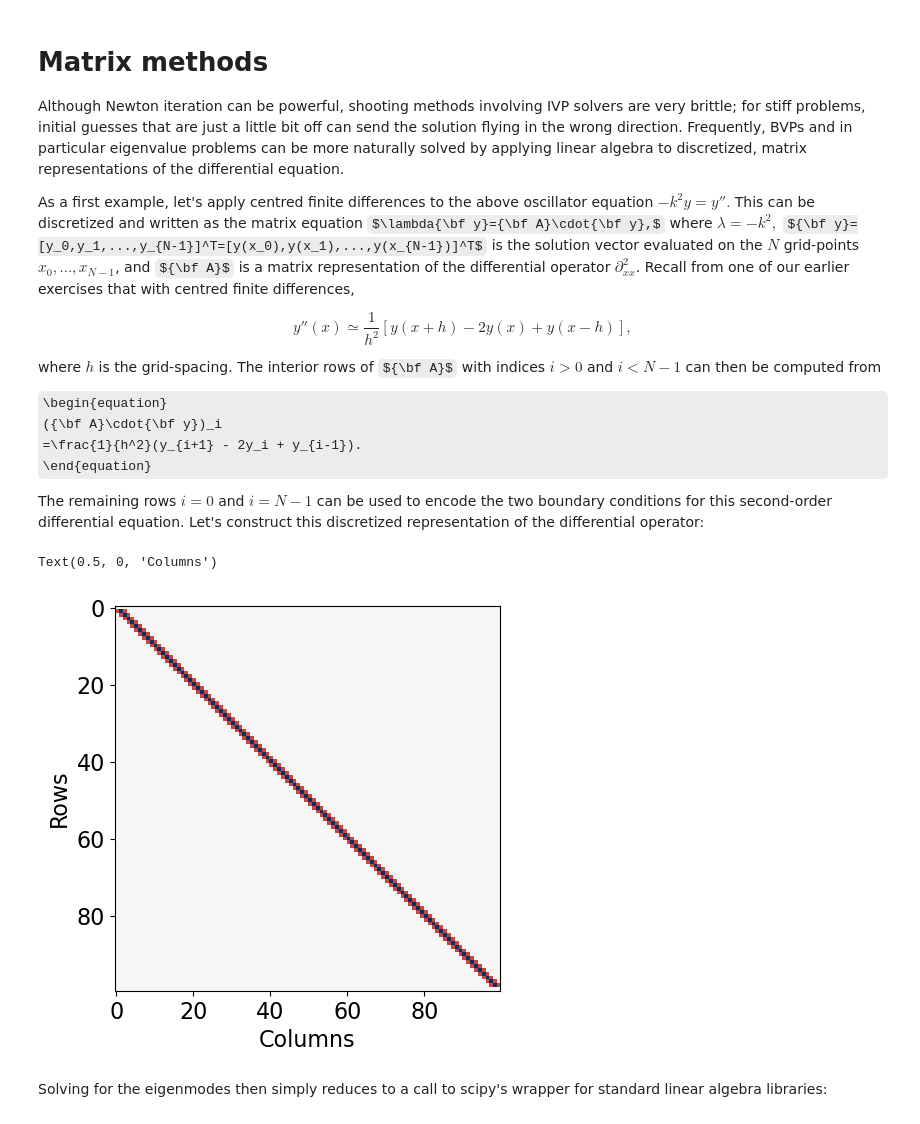
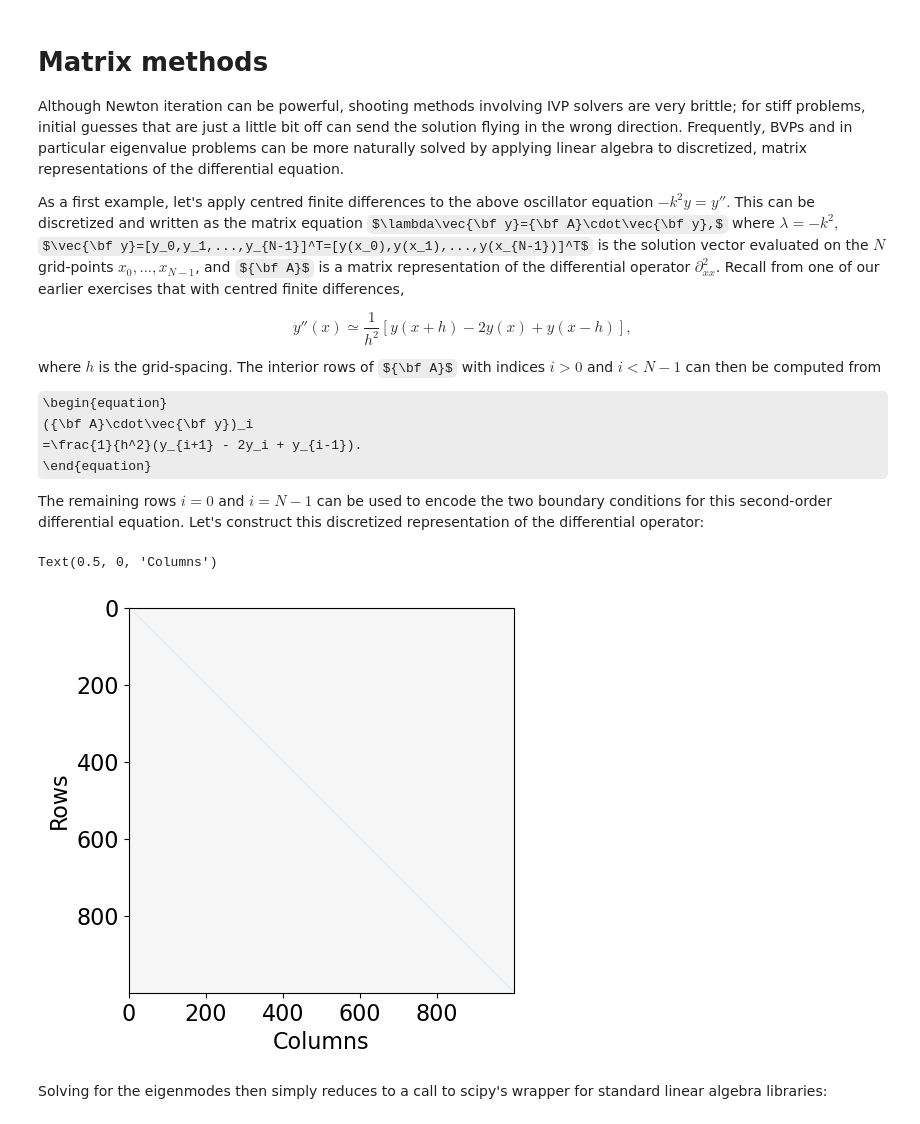
Before and after one commit to CITA/CTA200H, a Jupyter notebook: lecture_4_numerical_python/5_boundary_value_problems.ipynb, the cells around one changed output. Drawn from its saved outputs; the diff is of its cells as text; code cells hidden in the pictures; some formulas as TeX source.

```diff
--- a/lecture_4_numerical_python/5_boundary_value_problems.ipynb
+++ b/lecture_4_numerical_python/5_boundary_value_problems.ipynb
@@ -141,7 +141,7 @@ The solutions are $\sin(kx),$ where $k=1,2,3,...$.
 
 Although Newton iteration can be powerful, shooting methods involving IVP solvers are very brittle; for stiff problems, initial guesses that are just a little bit off can send the solution flying in the wrong direction. Frequently, BVPs and in particular eigenvalue problems can be more naturally solved by applying linear algebra to discretized, matrix representations of the differential equation.
 
-As a first example, let's apply centred finite differences to the above oscillator equation $-k^2 y = y''.$ This can be discretized and written as the matrix equation $\lambda{\bf y}={\bf A}\cdot{\bf y},$ where $\lambda=-k^2,$ ${\bf y}=[y_0,y_1,...,y_{N-1}]^T=[y(x_0),y(x_1),...,y(x_{N-1})]^T$ is the solution vector evaluated on the $N$ grid-points $x_0,...,x_{N-1}$, and ${\bf A}$ is a matrix representation of the differential operator $\partial^2_{xx}$. Recall from one of our earlier exercises that with centred finite differences,
+As a first example, let's apply centred finite differences to the above oscillator equation $-k^2 y = y''.$ This can be discretized and written as the matrix equation $\lambda\vec{\bf y}={\bf A}\cdot\vec{\bf y},$ where $\lambda=-k^2,$ $\vec{\bf y}=[y_0,y_1,...,y_{N-1}]^T=[y(x_0),y(x_1),...,y(x_{N-1})]^T$ is the solution vector evaluated on the $N$ grid-points $x_0,...,x_{N-1}$, and ${\bf A}$ is a matrix representation of the differential operator $\partial^2_{xx}$. Recall from one of our earlier exercises that with centred finite differences,
 
 \begin{equation}
     y''(x)\simeq\frac{1}{h^2}[y(x + h) -2y(x) + y(x - h)],
@@ -150,41 +150,43 @@ As a first example, let's apply centred finite differences to the above oscillat
 where $h$ is the grid-spacing. The interior rows of ${\bf A}$ with indices $i>0$ and $i<N-1$ can then be computed from
 
 \begin{equation}
-    ({\bf A}\cdot{\bf y})_i
+    ({\bf A}\cdot\vec{\bf y})_i
     =\frac{1}{h^2}(y_{i+1} - 2y_i + y_{i-1}).
 \end{equation}
 
 The remaining rows $i=0$ and $i=N-1$ can be used to encode the two boundary conditions for this second-order differential equation. Let's construct this discretized representation of the differential operator:
 # %%
-N = 100
+N = 1000
 x = np.linspace(0,2*np.pi,N)
 h = x[1]-x[0]
 
 # this construction can also be done more efficiently with vector operations, using np.diag
 A = np.zeros([N,N])
 for i in range(1,N-1):
     A[i,i-1]= 1./h/h
     A[i,i]  =-2./h/h
     A[i,i+1]= 1./h/h
 B = np.eye(N) # RHS matrix in eqn of form A.dot(y)=lm*B.dot(y)
 
-# now we encode the boundary condition that y[0]=y[-1]:
+# now we encode the boundary condition that y[0]=0:
 A[0,0] = 1.
 B[0,:] = 0
 
-# and lastly that y[0] - y[-1] = 0:
-A[-1,0]  = 1.
-A[-1,-1] =-1.
+# # and lastly that y'[0] - y'[-1] = 0:
+A[-1,0] =-1./h
+A[-1,1] = 1./h
+A[-1,-2]= 1./h
+A[-1,-1]=-1./h
 B[-1,:]  = 0
 
 # visualize the matrix:
 f,ax = plt.subplots(1,1,figsize=(5,5))
 ax.imshow(A,cmap='RdBu_r',vmin=-1.5/h/h,vmax=1.5/h/h)
 ax.set_ylabel('Rows')
 ax.set_xlabel('Columns')
 # %% [output]
 Text(0.5, 0, 'Columns')
-[figure, old version]
+[figure, new version]
 # %% [markdown]
 Solving for the eigenmodes then simply reduces to a call to scipy's wrapper for standard linear algebra libraries:
 # %%
```
Also changed, not shown: parts of 5 cells of this notebook, 4 other files.
